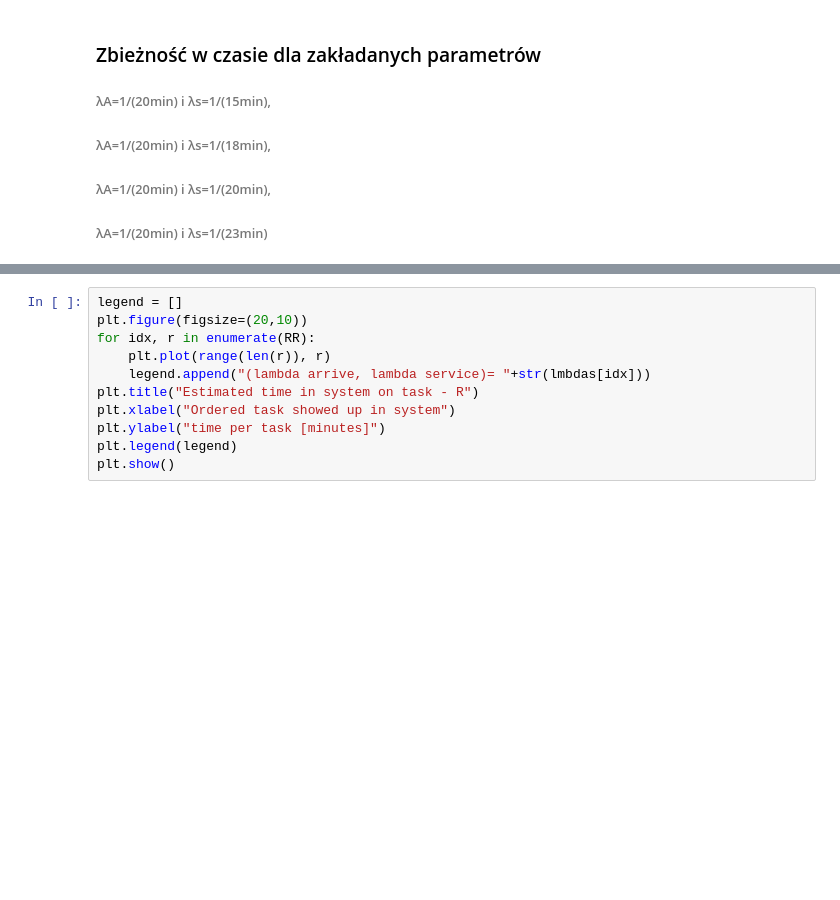
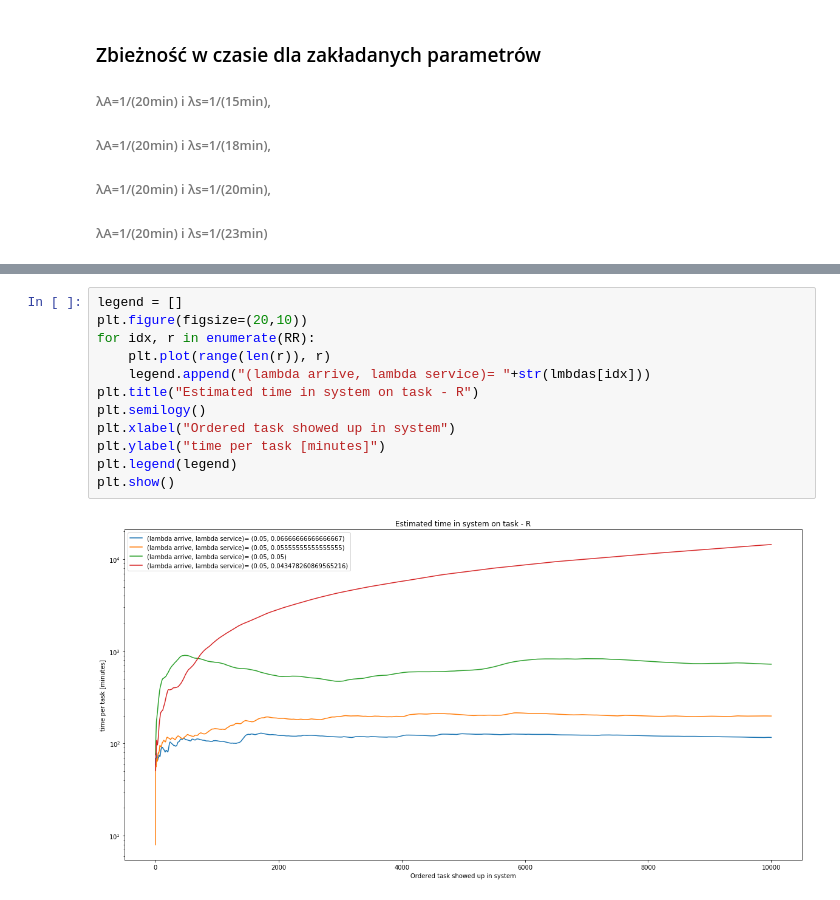
Before and after one commit to kfarbaniec/metody_statystyczne, a Jupyter notebook: notebooks/set3.ipynb, the cells around one changed output, grey strips where cells are left out. Saved outputs shown, nothing was run; the diff lists cells and outputs as text; blank space fills up the shorter version.

```diff
--- a/notebooks/set3.ipynb
+++ b/notebooks/set3.ipynb
@@ -111,14 +114,17 @@ plt.show()
 # %%
 legend = []
 plt.figure(figsize=(20,10))
 for idx, r in enumerate(RR):
     plt.plot(range(len(r)), r)
     legend.append("(lambda arrive, lambda service)= "+str(lmbdas[idx]))
 plt.title("Estimated time in system on task - R")
+plt.semilogy()
 plt.xlabel("Ordered task showed up in system")
 plt.ylabel("time per task [minutes]")
 plt.legend(legend)
 plt.show()
+# %% [output]
+[figure, added]
 # %%
 legend = []
 plt.figure(figsize=(20,10))
```
Also changed, not shown: parts of 3 cells of this notebook.
